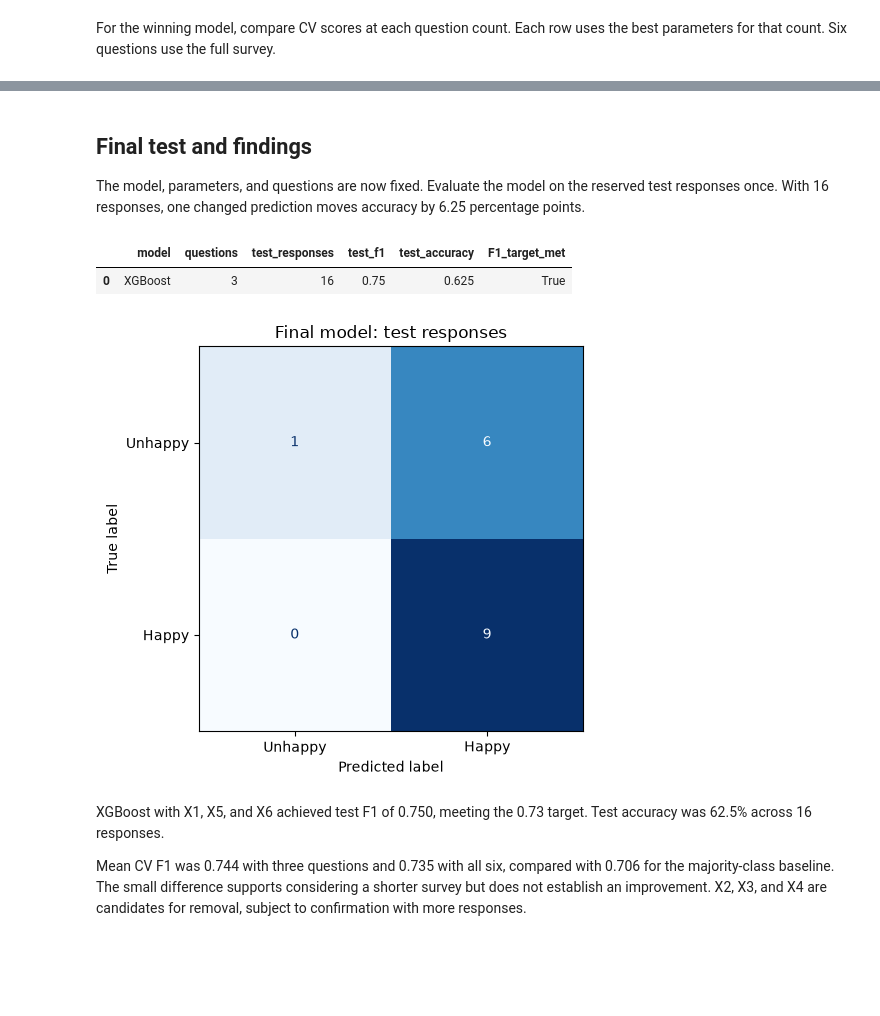
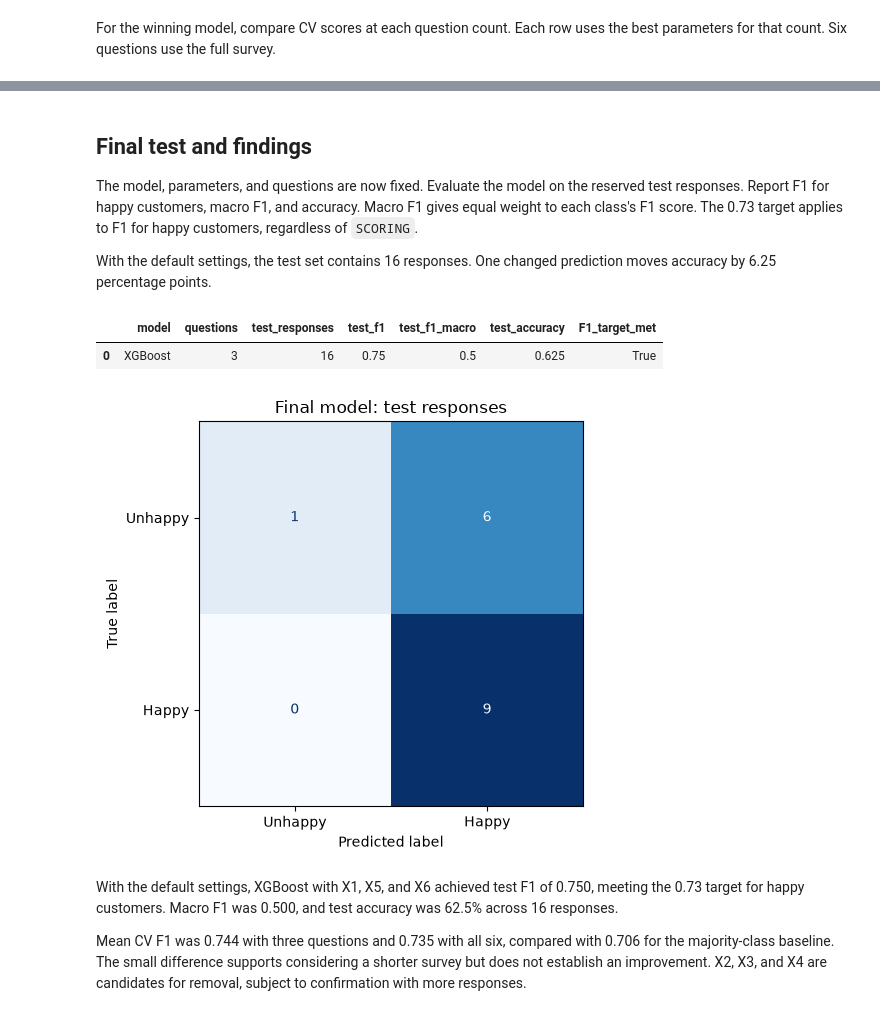
Before and after one commit to ca34525/QWFuFPmtYoLpq4Qt, a Jupyter notebook: notebooks/1.0-CTA-customer-happiness-analysis.ipynb, the cells around one changed output, grey strips where cells are left out. Cells and saved outputs as stored; diff of their text form; code cells hidden in the pictures; blank space fills up the shorter version.

```diff
--- a/notebooks/1.0-CTA-customer-happiness-analysis.ipynb
+++ b/notebooks/1.0-CTA-customer-happiness-analysis.ipynb
@@ -43,12 +31,5 @@ FEATURE_COLUMNS = ["X1", "X2", "X3", "X4", "X5", "X6"]
 # %%
-PROJECT_ROOT = Path.cwd().resolve()
-
-if PROJECT_ROOT.name == "notebooks":
-    PROJECT_ROOT = PROJECT_ROOT.parent
-
-RAW_DATA_PATH = PROJECT_ROOT / "data" / "raw" / "ACME-HappinessSurvey2020.csv"
-
-raw_df = pd.read_csv(RAW_DATA_PATH)
+raw_df = load_data()
 
 print(f"Rows: {raw_df.shape[0]}")
 print(f"Columns: {raw_df.shape[1]}")
@@ -151,10 +128,5 @@ Use 88% of the responses for exploration and model selection. Reserve 12% of the
 # %%
-X = raw_df[FEATURE_COLUMNS]
-y = raw_df[TARGET_COLUMN]
-
-X_train, X_test, y_train, y_test = train_test_split(
-    X, y, test_size=0.12, stratify=y, random_state=RANDOM_STATE
-)
+X_train, X_test, y_train, y_test = split_data(raw_df, seed=SEED, test_size=TEST_SIZE)
 train_df = X_train.join(y_train)
 
 print(f"Training responses: {len(X_train)}")
@@ -328,9 +248,4 @@ for name, pipeline in pipelines.items():
 # %%
-results_df = (
-    pd.concat(results, ignore_index=True)
-    .sort_values(["cv_f1", "questions"], ascending=[False, True])
-    .reset_index(drop=True)
-)
 model_results = results_df.drop_duplicates("model").drop(columns="params")
 display(model_results.reset_index(drop=True).round(3))
 
@@ -338,8 +253,6 @@ best_result = results_df.iloc[0]
 best_name = best_result["model"]
 best_k = int(best_result["questions"])
 best_params = best_result["params"]
-final_model = clone(pipelines[best_name]).set_params(**best_params)
-_ = final_model.fit(X_train, y_train)
 
 print(f"Selected model: {best_name}")
 print(f"Selected parameters: {best_params}")
@@ -422,44 +335,45 @@ Pipeline(steps=[('select', SelectKBest(k=3)), ('scale', 'passthrough'),
 ## Final test and findings
 
 The model, parameters, and questions are now fixed. Evaluate the model
-on the reserved test responses once. With 16 responses, one changed
+on the reserved test responses. Report F1 for happy customers, macro F1,
+and accuracy. Macro F1 gives equal weight to each class's F1 score.
+The 0.73 target applies to F1 for happy customers, regardless of `SCORING`.
+
+With the default settings, the test set contains 16 responses. One changed
 prediction moves accuracy by 6.25 percentage points.
 # %%
-test_predictions = final_model.predict(X_test)
-test_f1 = f1_score(y_test, test_predictions)
-test_accuracy = accuracy_score(y_test, test_predictions)
+test_predictions, test_scores = evaluate_model(final_model, X_test, y_test)
 
 display(
     pd.DataFrame(
-        {
-            "model": [best_name],
-            "questions": [best_k],
-            "test_responses": [len(y_test)],
-            "test_f1": [test_f1],
-            "test_accuracy": [test_accuracy],
-            "F1_target_met": [test_f1 >= F1_TARGET],
-        }
+        [{
+            "model": best_name,
+            "questions": best_k,
+            "test_responses": len(y_test),
+            **test_scores,
+        }]
     ).round(3)
 )
 
 ConfusionMatrixDisplay.from_predictions(
     y_test,
     test_predictions,
     labels=[0, 1],
     display_labels=["Unhappy", "Happy"],
     cmap="Blues",
     colorbar=False,
 )
 plt.title("Final model: test responses")
 plt.tight_layout()
 plt.show()
 # %% [output]
-|  | model | questions | test_responses | test_f1 | test_accuracy | F1_target_met |
-| 0 | XGBoost | 3 | 16 | 0.75 | 0.625 | True |
+|  | model | questions | test_responses | test_f1 | test_f1_macro | test_accuracy | F1_target_met |
+| 0 | XGBoost | 3 | 16 | 0.75 | 0.5 | 0.625 | True |
 [figure]
 # %% [markdown]
-XGBoost with X1, X5, and X6 achieved test F1 of 0.750, meeting the 0.73
-target. Test accuracy was 62.5% across 16 responses.
+With the default settings, XGBoost with X1, X5, and X6 achieved test F1
+of 0.750, meeting the 0.73 target for happy customers. Macro F1 was 0.500,
+and test accuracy was 62.5% across 16 responses.
 
 Mean CV F1 was 0.744 with three questions and 0.735 with all six, compared
 with 0.706 for the majority-class baseline. The small difference supports
```
Also changed, not shown: parts of 14 cells of this notebook, 8 other files.
